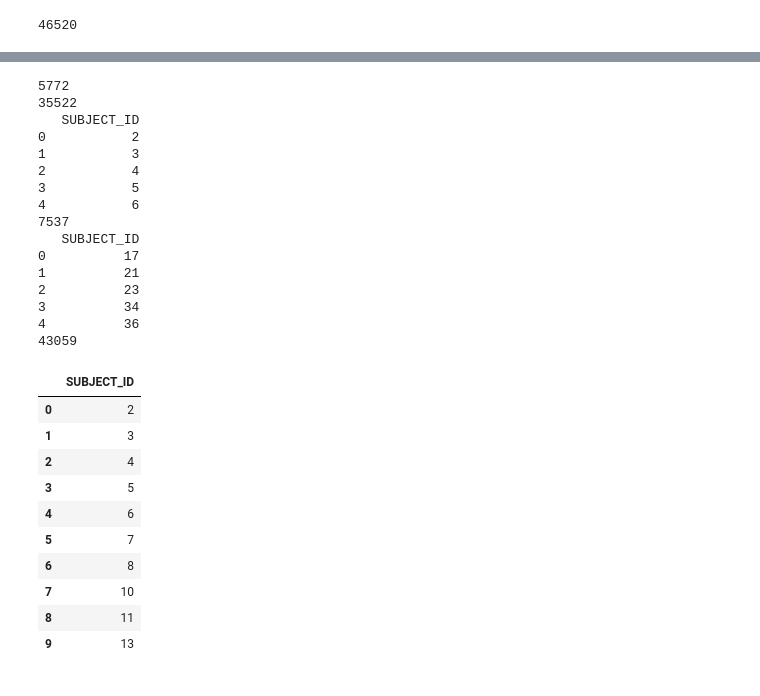
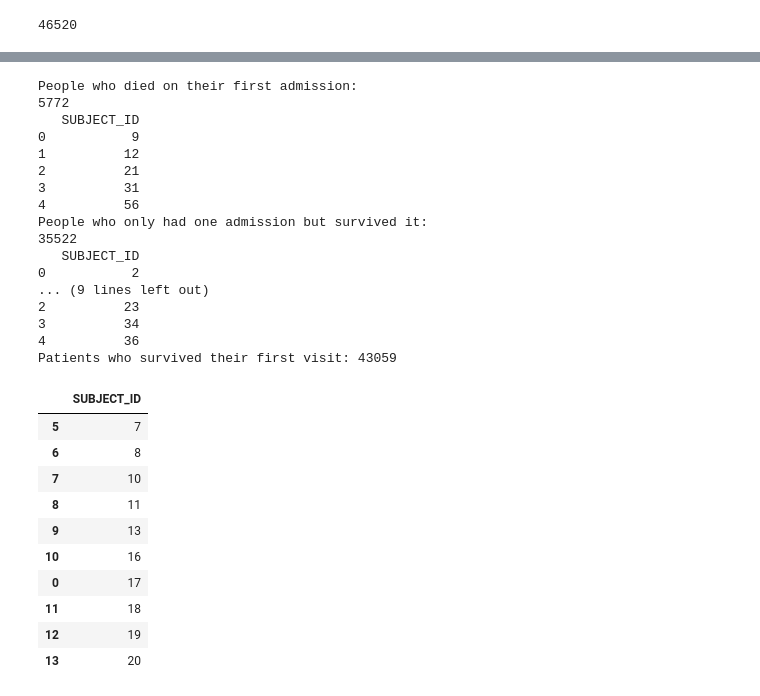
Before and after one commit to kevinmchu/BME590Final, a Jupyter notebook: Design matrix.ipynb, the cells around one changed output, grey strips where cells are left out. Cells and saved outputs as stored; diff of their text form; code cells hidden in the pictures.

```diff
--- a/Design matrix.ipynb
+++ b/Design matrix.ipynb
@@ -49,55 +66,61 @@ WHERE HOSPITAL_EXPIRE_FLAG IS TRUE
 GROUP BY SUBJECT_ID
 HAVING COUNT(SUBJECT_ID) = 1
 """, conn)
+print("People who died on their first admission:")
 print(one_admission_deaths.shape[0])
-# print(one_admission_deaths.head())
+print(one_admission_deaths.head())
 
 one_admission_survivors = pd.read_sql("""SELECT SUBJECT_ID FROM admissions
 WHERE HOSPITAL_EXPIRE_FLAG IS FALSE
 GROUP BY SUBJECT_ID
 HAVING COUNT(SUBJECT_ID) = 1
 ORDER BY CAST(SUBJECT_ID AS UNSIGNED) ASC
 """, conn)
+print("People who only had one admission but survived it:")
 print(one_admission_survivors.shape[0])
 print(one_admission_survivors.head())
 
 mult_admissions = pd.read_sql("""SELECT SUBJECT_ID FROM admissions
 GROUP BY SUBJECT_ID
 HAVING COUNT(SUBJECT_ID) > 1
 ORDER BY CAST(SUBJECT_ID AS UNSIGNED) ASC
 """, conn)
+print("People who had multiple admissions:")
 print(mult_admissions.shape[0])
 print(mult_admissions.head())
 
 # Concatenate all subject IDs from patients who survived their first visit
 patients_cols = pd.concat([one_admission_survivors, mult_admissions], axis = 0)
-print(patients_cols.shape[0])
-patients_cols[0:10]
+patients_cols.columns = patients_cols.columns.str.strip()
+patients_cols = patients_cols.sort_values('SUBJECT_ID')
+print("Patients who survived their first visit: " + str(patients_cols.shape[0]))
+patients_cols[5:15]
 # %% [output]
+People who died on their first admission:
 5772
+   SUBJECT_ID
+0           9
+1          12
+2          21
+3          31
+4          56
+People who only had one admission but survived it:
 35522
    SUBJECT_ID
 0           2
-1           3
-2           4
-3           5
-4           6
-7537
-   SUBJECT_ID
-0          17
-1          21
+... (9 lines left out)
 2          23
 3          34
 4          36
-43059
+Patients who survived their first visit: 43059
 |  | SUBJECT_ID |
-| 0 | 2 |
-| 1 | 3 |
-| 2 | 4 |
-| 3 | 5 |
-| 4 | 6 |
 | 5 | 7 |
 | 6 | 8 |
 | 7 | 10 |
 | 8 | 11 |
 | 9 | 13 |
+| 10 | 16 |
+| 0 | 17 |
+| 11 | 18 |
+| 12 | 19 |
+| 13 | 20 |
```
Also changed, not shown: parts of 13 cells of this notebook.
